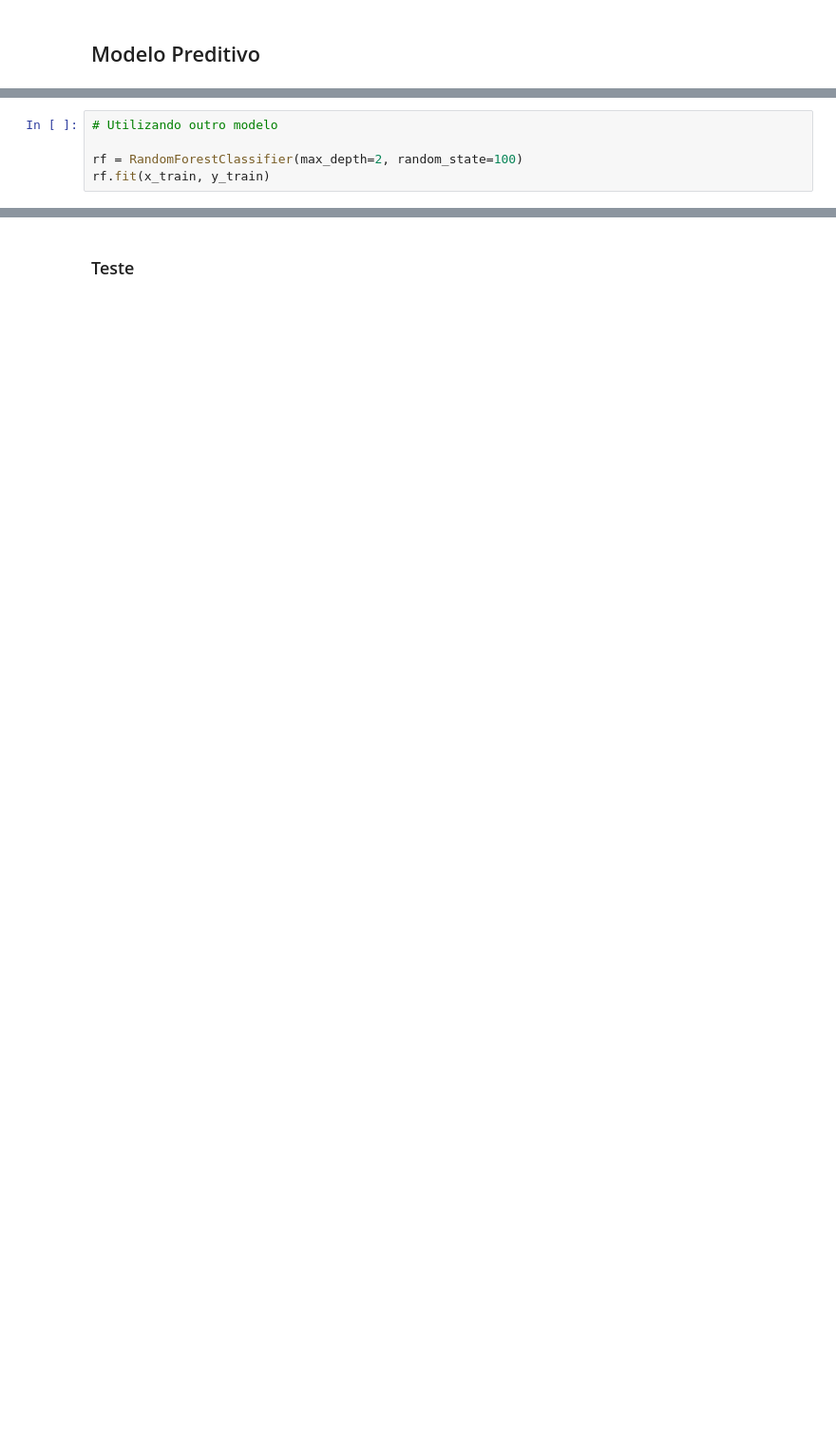
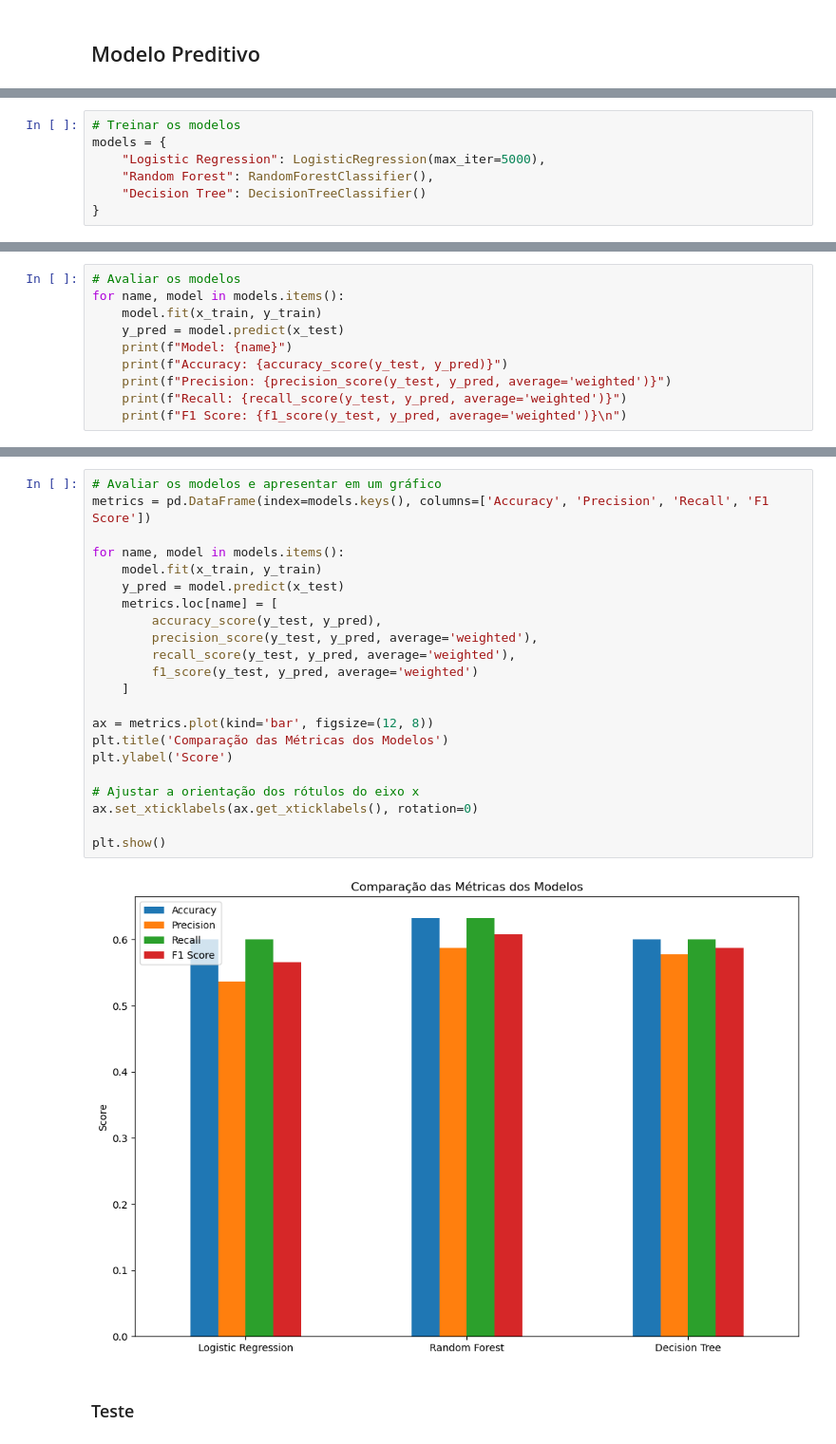
Before and after one commit to ajrsz/ProjetodeParceria, a Jupyter notebook: Projeto_de_Parceria.ipynb, the cells around one changed output, grey strips where cells are left out. Shown: that part at 95% size. Drawn from its saved outputs; the diff is of its cells as text; blank space fills up the shorter version.

```diff
--- a/Projeto_de_Parceria.ipynb
+++ b/Projeto_de_Parceria.ipynb
@@ -107,5 +201,0 @@ lr_results
-# %%
-# Utilizando outro modelo
-
-rf = RandomForestClassifier(max_depth=2, random_state=100)
-rf.fit(x_train, y_train)
@@ -178,0 +204,7 @@ Text(0.5, 0, 'Experimental LogS')
+# %%
+# Treinar os modelos
+models = {
+    "Logistic Regression": LogisticRegression(max_iter=5000),
+    "Random Forest": RandomForestClassifier(),
+    "Decision Tree": DecisionTreeClassifier()
+}
@@ -178,0 +213,10 @@ Text(0.5, 0, 'Experimental LogS')
+# %%
+# Avaliar os modelos
+for name, model in models.items():
+    model.fit(x_train, y_train)
+    y_pred = model.predict(x_test)
+    print(f"Model: {name}")
+    print(f"Accuracy: {accuracy_score(y_test, y_pred)}")
+    print(f"Precision: {precision_score(y_test, y_pred, average='weighted')}")
+    print(f"Recall: {recall_score(y_test, y_pred, average='weighted')}")
+    print(f"F1 Score: {f1_score(y_test, y_pred, average='weighted')}\n")
@@ -179,2 +249,26 @@ Text(0.5, 0, 'Experimental LogS')
+# %%
+# Avaliar os modelos e apresentar em um gráfico
+metrics = pd.DataFrame(index=models.keys(), columns=['Accuracy', 'Precision', 'Recall', 'F1 Score'])
+
+for name, model in models.items():
+    model.fit(x_train, y_train)
+    y_pred = model.predict(x_test)
+    metrics.loc[name] = [
+        accuracy_score(y_test, y_pred),
+        precision_score(y_test, y_pred, average='weighted'),
+        recall_score(y_test, y_pred, average='weighted'),
+        f1_score(y_test, y_pred, average='weighted')
+    ]
+
+ax = metrics.plot(kind='bar', figsize=(12, 8))
+plt.title('Comparação das Métricas dos Modelos')
+plt.ylabel('Score')
+
+# Ajustar a orientação dos rótulos do eixo x
+ax.set_xticklabels(ax.get_xticklabels(), rotation=0)
+
+plt.show()
+# %% [output]
+[figure, added]
 # %% [markdown]
 ### Teste
```
Also changed, not shown: parts of 40 cells of this notebook.
